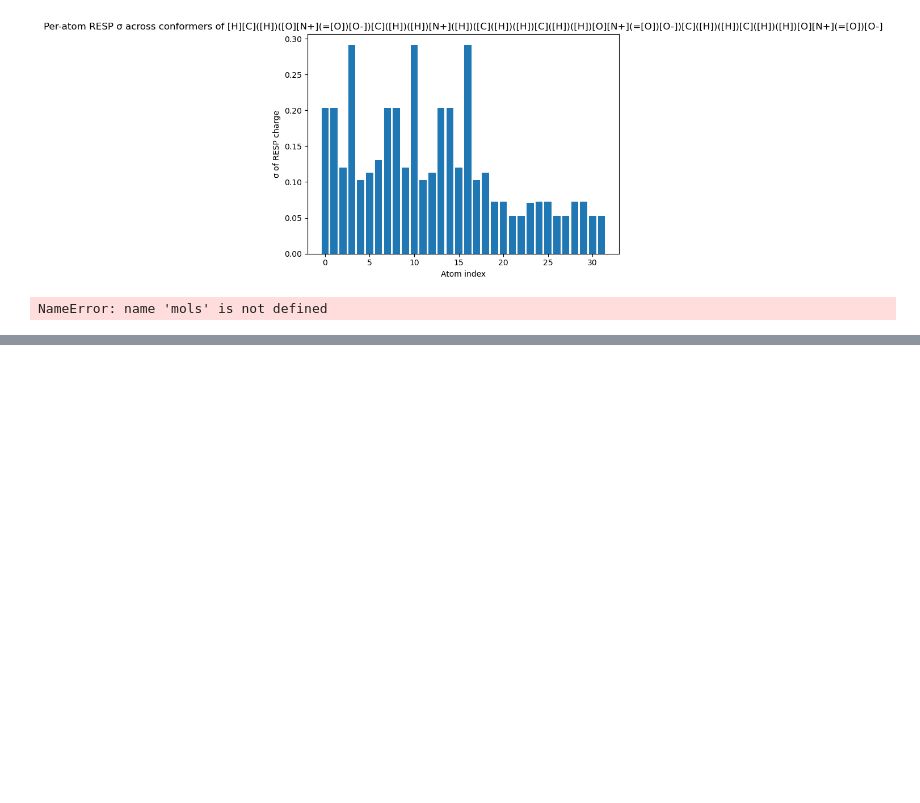
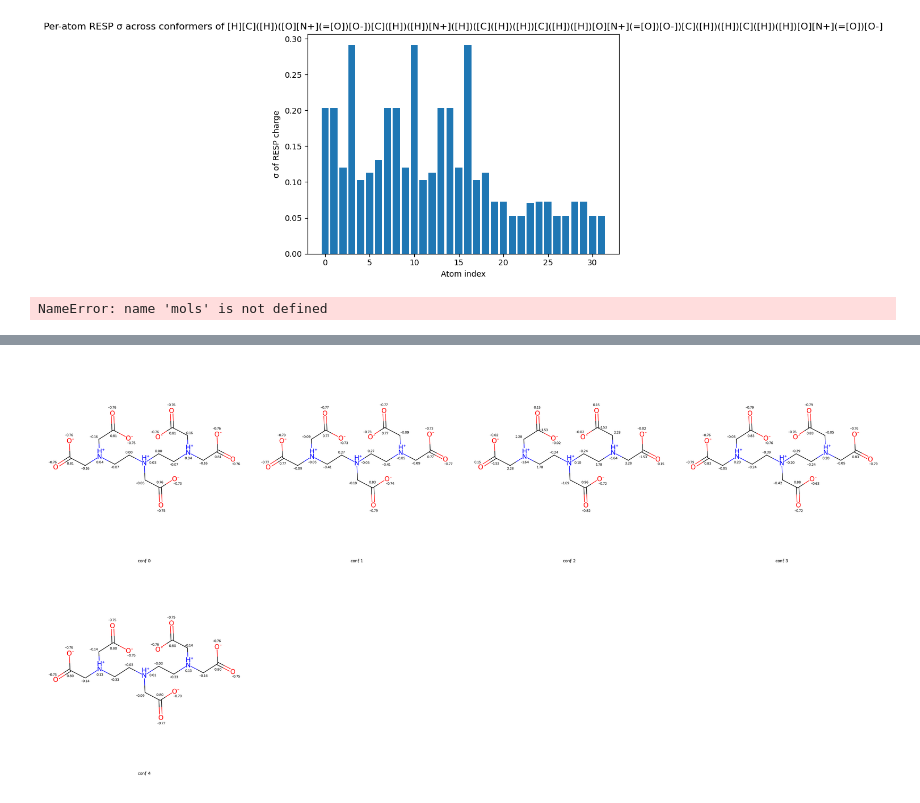
Before and after one commit to bismuthadams1/charge_paper, a Jupyter notebook: conformer_test/explore_parquet.ipynb, the cells around one changed output, grey strips where cells are left out. Cells and saved outputs as stored; diff of their text form; code cells hidden in the pictures; blank space fills up the shorter version.

```diff
--- a/conformer_test/explore_parquet.ipynb
+++ b/conformer_test/explore_parquet.ipynb
@@ -462,0 +496,97 @@ row['smiles']
+# %%
+import numpy as np
+import matplotlib.pyplot as plt
+from rdkit import Chem
+from rdkit.Chem import AllChem, Draw, rdmolfiles
+from rdkit.Geometry import Point3D
+
+# -----------------------------------------------------------------------------
+# Settings
+# -----------------------------------------------------------------------------
+separate_sdf = False    # True → one file per conformer, False → single combined.sdf
+
+# -----------------------------------------------------------------------------
+# 1. Find the top-variation SMILES
+# -----------------------------------------------------------------------------
+def mean_atom_std(lists_of_charges):
+    mat = np.vstack(lists_of_charges)
+    return mat.std(axis=0, ddof=1).mean()
+
+variation = (
+    df.groupby('smiles')['resp_charges']
+      .agg(lambda L: mean_atom_std(L))
+      .reset_index(name='mean_atom_std')
+)
+top_smiles = variation.nlargest(1, 'mean_atom_std')['smiles'].iloc[0]
+
+# 2. Collect its conformers
+subdf = (
+    df[df['smiles'] == top_smiles]
+    .sort_values('conformer_no')
+    .reset_index(drop=True)
+)
+n_confs = subdf.shape[0]
+
+# 3. Prepare SDF writer if combined
+if not separate_sdf:
+    combined_writer = rdmolfiles.SDWriter("combined.sdf")
+
+# 4. Loop, embed coords, label, write, and collect for drawing
+mols_for_drawing = []
+for row in subdf.itertuples(index=False):
+    # a) parse mapped SMILES
+    mol = Chem.MolFromSmiles(row.molecule)
+    # b) clear old conformer and build new one from flat geometry
+    mol.RemoveAllConformers()
+    flat = np.array(row.geometry, dtype=float)
+    coords = flat.reshape(-1, 3)
+    conf = Chem.Conformer(mol.GetNumAtoms())
+    for atom in mol.GetAtoms():
+        m = atom.GetAtomMapNum()
+        if not (1 <= m <= coords.shape[0]):
+            raise ValueError(f"AtomMapNum {m} out of range (n_atoms={coords.shape[0]})")
+        x, y, z = coords[m-1]
+        conf.SetAtomPosition(atom.GetIdx(), Point3D(x, y, z))
+    mol.AddConformer(conf, assignId=True)
+
+    # c) label each atom
+    for atom in mol.GetAtoms():
+        m = atom.GetAtomMapNum()
+        atom.SetAtomMapNum(0)  # clear map so it won’t render
+        if 1 <= m <= len(row.resp_charges):
+            chg = row.resp_charges[m-1]
+            atom.SetProp("RESP_CHG", f"{chg:.6f}")
+            atom.SetProp("atomNote", f"{chg:.2f}")
+        else:
+            atom.SetProp("atomNote", "")
+
+    # d) write SDF
+    if separate_sdf:
+        fname = f"{top_smiles}_conf{row.conformer_no}.sdf"
+        w = rdmolfiles.SDWriter(fname)
+        w.write(mol)
+        w.close()
+        print(f"Wrote {fname}")
+    else:
+        combined_writer.write(mol)
+
+    # e) prepare 2D‐flattened copy for grid drawing
+    mol2d = Chem.Mol(mol)               # deep copy, keeps atomNote props
+    AllChem.Compute2DCoords(mol2d)
+    mols_for_drawing.append(mol2d)
+
+# 5. finalize SDF writer
+if not separate_sdf:
+    combined_writer.close()
+    print("Wrote combined.sdf")
+
+# 6. display grid of all conformers
+img = Draw.MolsToGridImage(
+    mols_for_drawing,
+    molsPerRow=min(n_confs, 4),
+    subImgSize=(800,800),
+    useSVG=False,
+    legends=[f"conf {r.conformer_no}" for r in subdf.itertuples(index=False)]
+)
+img
+# %% [output]
@@ -462,0 +594 @@ row['smiles']
+[figure, added]
```
Also changed, not shown: parts of 6 cells of this notebook, 11 other files.
